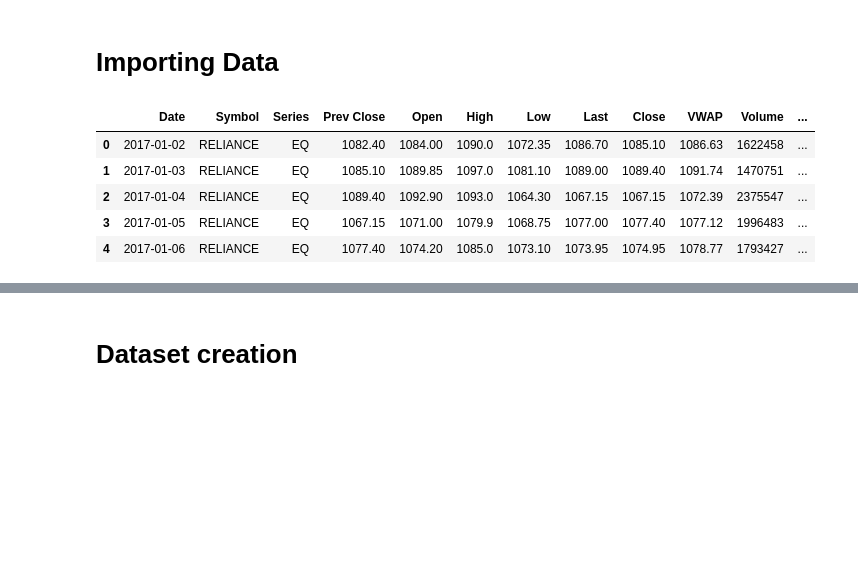
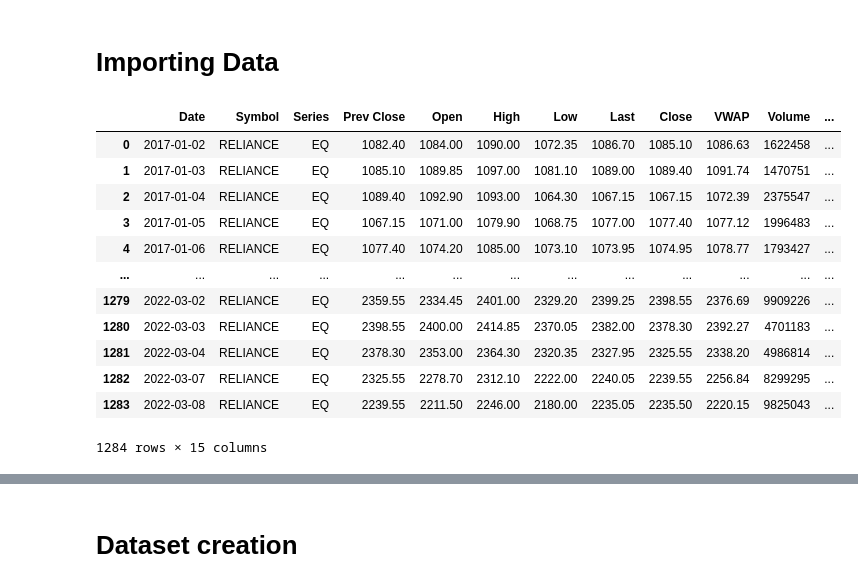
Before and after one commit to piyumaha12/Stock_Prediction, a Jupyter notebook: Program/load_model.ipynb, the cells around one changed output, grey strips where cells are left out. Cells and saved outputs as stored; diff of their text form; code cells hidden in the pictures; blank space fills up the shorter version.

```diff
--- a/Program/load_model.ipynb
+++ b/Program/load_model.ipynb
@@ -20,11 +20,18 @@ RANDOM_SEED = 15
 # %%
 reliance = pd.read_csv('H:\Excelr\Project\Stock_Prediction\Program\Reliance_5_years.csv')
 # %%
-reliance.head()
+reliance
 # %% [output]
 |  | Date | Symbol | Series | Prev Close | Open | High | Low | Last | Close | VWAP | Volume | ... |
-| 0 | 2017-01-02 | RELIANCE | EQ | 1082.40 | 1084.00 | 1090.0 | 1072.35 | 1086.70 | 1085.10 | 1086.63 | 1622458 | ... |
-| 1 | 2017-01-03 | RELIANCE | EQ | 1085.10 | 1089.85 | 1097.0 | 1081.10 | 1089.00 | 1089.40 | 1091.74 | 1470751 | ... |
-| 2 | 2017-01-04 | RELIANCE | EQ | 1089.40 | 1092.90 | 1093.0 | 1064.30 | 1067.15 | 1067.15 | 1072.39 | 2375547 | ... |
-| 3 | 2017-01-05 | RELIANCE | EQ | 1067.15 | 1071.00 | 1079.9 | 1068.75 | 1077.00 | 1077.40 | 1077.12 | 1996483 | ... |
-| 4 | 2017-01-06 | RELIANCE | EQ | 1077.40 | 1074.20 | 1085.0 | 1073.10 | 1073.95 | 1074.95 | 1078.77 | 1793427 | ... |
+| 0 | 2017-01-02 | RELIANCE | EQ | 1082.40 | 1084.00 | 1090.00 | 1072.35 | 1086.70 | 1085.10 | 1086.63 | 1622458 | ... |
+| 1 | 2017-01-03 | RELIANCE | EQ | 1085.10 | 1089.85 | 1097.00 | 1081.10 | 1089.00 | 1089.40 | 1091.74 | 1470751 | ... |
+| 2 | 2017-01-04 | RELIANCE | EQ | 1089.40 | 1092.90 | 1093.00 | 1064.30 | 1067.15 | 1067.15 | 1072.39 | 2375547 | ... |
+| 3 | 2017-01-05 | RELIANCE | EQ | 1067.15 | 1071.00 | 1079.90 | 1068.75 | 1077.00 | 1077.40 | 1077.12 | 1996483 | ... |
+| 4 | 2017-01-06 | RELIANCE | EQ | 1077.40 | 1074.20 | 1085.00 | 1073.10 | 1073.95 | 1074.95 | 1078.77 | 1793427 | ... |
+| ... | ... | ... | ... | ... | ... | ... | ... | ... | ... | ... | ... | ... |
+| 1279 | 2022-03-02 | RELIANCE | EQ | 2359.55 | 2334.45 | 2401.00 | 2329.20 | 2399.25 | 2398.55 | 2376.69 | 9909226 | ... |
+| 1280 | 2022-03-03 | RELIANCE | EQ | 2398.55 | 2400.00 | 2414.85 | 2370.05 | 2382.00 | 2378.30 | 2392.27 | 4701183 | ... |
+| 1281 | 2022-03-04 | RELIANCE | EQ | 2378.30 | 2353.00 | 2364.30 | 2320.35 | 2327.95 | 2325.55 | 2338.20 | 4986814 | ... |
+| 1282 | 2022-03-07 | RELIANCE | EQ | 2325.55 | 2278.70 | 2312.10 | 2222.00 | 2240.05 | 2239.55 | 2256.84 | 8299295 | ... |
+| 1283 | 2022-03-08 | RELIANCE | EQ | 2239.55 | 2211.50 | 2246.00 | 2180.00 | 2235.05 | 2235.50 | 2220.15 | 9825043 | ... |
+1284 rows × 15 columns
```
Also changed, not shown: parts of 11 cells of this notebook, 1 other file.
